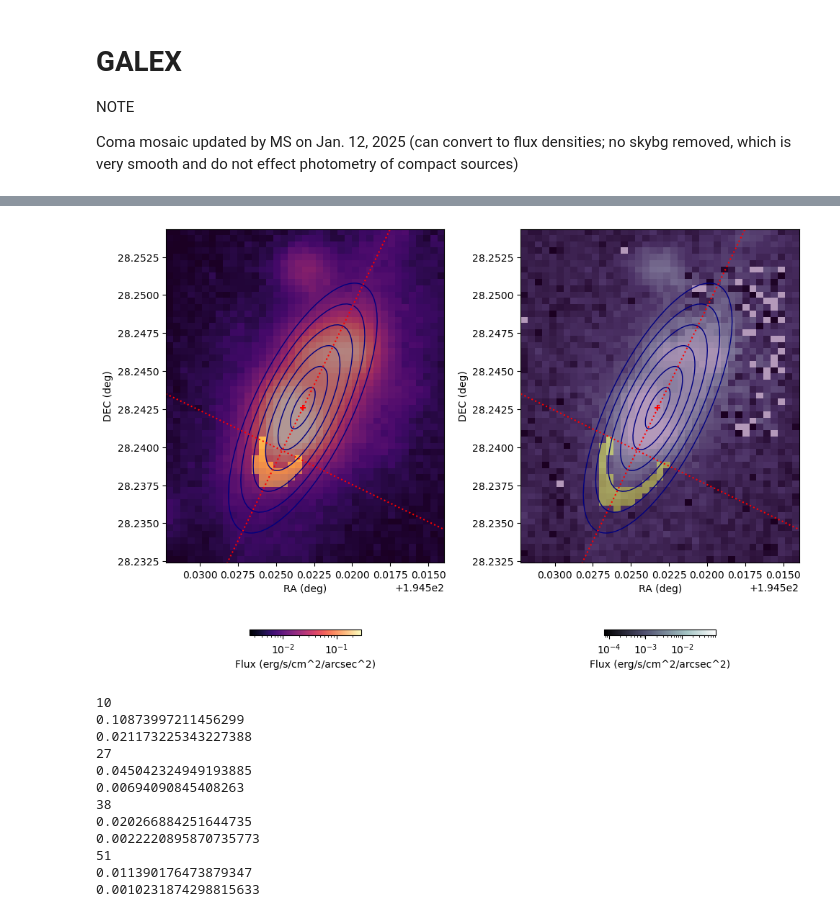
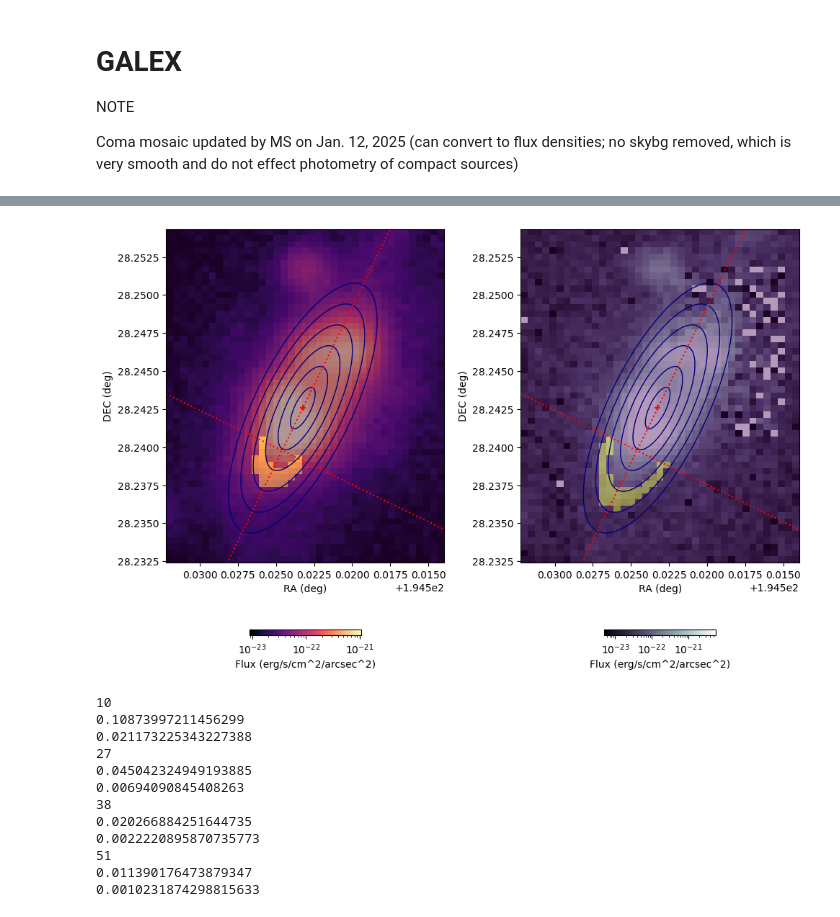
Before and after one commit to robertoinfurna/GALAXIES, a Jupyter notebook: RPS/NGC 4848.ipynb, the cells around one changed output, grey strips where cells are left out. Drawn from its saved outputs; the diff is of its cells as text; code cells hidden in the pictures.

```diff
--- a/RPS/NGC 4848.ipynb
+++ b/RPS/NGC 4848.ipynb
@@ -521,6 +730,32 @@ x_max_cut,y_max_cut = wcs.all_world2pix([[ra_max_cut,dec_max_cut]], 0)[0]
 
 image_nuv_cut = image_nuv[int(y_min_cut):int(y_max_cut),int(x_min_cut):int(x_max_cut)]
 image_fuv_cut = image_fuv[int(y_min_cut):int(y_max_cut),int(x_min_cut):int(x_max_cut)]
+# %%
+
+Wave_pivot_fuv = 1524 #uvit website
+#AG = args.ebv*MW_extinction(Wave_pivot)  #8.24
+
+ZP_fuv = 18.82
+ZP_err_fuv = 0.05
+
+C = ZP_fuv
+conversion_factor_fuv = 10**-C
+
+units_fuv = conversion_factor_fuv / (0.000416666676756 * 3600)**2
+
+Wave_pivot_nuv = 2297 #uvit website
+#AG = args.ebv*MW_extinction(Wave_pivot)  #8.24
+
+ZP_nuv = 20.08
+ZP_err_nuv = 0.05
+
+C = ZP_nuv
+conversion_factor_nuv = 10**-C
+
+units_nuv = conversion_factor_nuv / (0.000416666676756 * 3600)**2
+
+image_nuv_phys = image_nuv_cut * units_nuv
+image_fuv_phys = image_fuv_cut * units_fuv
 # %%
 # Create regions
 
@@ -593,7 +828,8 @@ for i in range(1, n):
 
     mask |= (mask_ext & ~mask_int & down_mask)
 
-    masks.append(mask)
+    if len(mask[mask==True])>0:
+        masks.append(mask)
 # %%
 import matplotlib.pyplot as plt
 from matplotlib.colors import LogNorm
@@ -603,16 +839,16 @@ fig, ax = plt.subplots(1, 2, figsize=(10, 10))  # Adjust the size for better app
 ax = ax.flatten()
 
 
-norm = LogNorm(np.nanquantile(image_nuv_cut[image_nuv_cut>0], 0.01), vmax=np.nanquantile(image_nuv_cut, 0.99))
+norm = LogNorm(np.nanquantile(image_nuv_phys[image_nuv_phys>0], 0.01), vmax=np.nanquantile(image_nuv_phys, 0.99))
 
 # nuv
-im0 = ax[0].imshow(image_nuv_cut, origin='lower', extent=[ra_min_cut, ra_max_cut, dec_min_cut, dec_max_cut], cmap='magma', norm=norm)
+im0 = ax[0].imshow(image_nuv_phys, origin='lower', extent=[ra_min_cut, ra_max_cut, dec_min_cut, dec_max_cut], cmap='magma', norm=norm)
 ax[0].set_xlabel("RA (deg)")
 ax[0].set_ylabel("DEC (deg)")
 
 # fuv
-norm = LogNorm(np.nanquantile(image_fuv_cut[image_fuv_cut>0], 0.01), vmax=np.nanquantile(image_fuv_cut, 0.99))
-im1 = ax[1].imshow(image_fuv_cut, origin='lower', extent=[ra_min_cut, ra_max_cut, dec_min_cut, dec_max_cut], cmap='bone', norm=norm)
+norm = LogNorm(np.nanquantile(image_fuv_phys[image_fuv_phys>0], 0.01), vmax=np.nanquantile(image_fuv_phys, 0.99))
+im1 = ax[1].imshow(image_fuv_phys, origin='lower', extent=[ra_min_cut, ra_max_cut, dec_min_cut, dec_max_cut], cmap='bone', norm=norm)
 ax[1].set_xlabel("RA (deg)")
 ax[1].set_ylabel("DEC (deg)")
 
@@ -632,36 +868,36 @@ for i in range(1, n):
     for k in range(2):
         ellipse = Ellipse(center, a*2, b*2, angle=angle, edgecolor='navy', facecolor='none')
         ax[k].add_patch(ellipse)
         #x_text = center[0] + a * np.cos(np.radians(angle)) - 5
         #y_text = m_semimajor_axis * (x_text - center[0]) + center[1]
         #ax[k].text(x_text,y_text, i, fontsize=15, zorder=1, clip_on=True,c='navy')
 
 
 ax[0].scatter(center[0], center[1], marker='+', c='red')
 ax[1].scatter(center[0], center[1], marker='+', c='red')
 ax[0].plot(x,y_semi,linestyle=':',c='red')
 ax[1].plot(x,y_semi,linestyle=':',c='red')
 ax[0].plot(x,y_line,linestyle=':',c='red')
 ax[1].plot(x,y_line,linestyle=':',c='red')
 
-ax[0].imshow(masks[3], extent=[ra_min, ra_max, dec_min, dec_max], origin='lower', interpolation='none', alpha=0.4) #cmap=cmaps[i-1]
-ax[1].imshow(masks[4], extent=[ra_min, ra_max, dec_min, dec_max], origin='lower', interpolation='none', alpha=0.4) #cmap=cmaps[i-1]
+ax[0].imshow(masks[3], extent=[ra_min_cut, ra_max_cut, dec_min_cut, dec_max_cut], origin='lower', interpolation='none', alpha=0.4) #cmap=cmaps[i-1]
+ax[1].imshow(masks[4], extent=[ra_min_cut, ra_max_cut, dec_min_cut, dec_max_cut], origin='lower', interpolation='none', alpha=0.4) #cmap=cmaps[i-1]
 
 for k in range(2):
     ax[k].set_xlim(ra_min_cut,ra_max_cut)
     ax[k].set_ylim(dec_min_cut,dec_max_cut)
     #ax[k].set_xlim(194.5+0.03,194.5+0.022)
     #ax[k].set_ylim(28.235,28.243)
     #ax[k].grid()
 
 
 # Adjusting layout to make it fit better
 plt.tight_layout(rect=[0, 0, 1, 0.96])  # Adjust the tight_layout to leave space for colorbars
 plt.show()
 
 plt.show()
 # %% [output]
-[figure, old version]
+[figure, new version]
 # %%
 for i,mask in enumerate(masks[2:]):
     n = len(mask[mask==True])
```
Also changed, not shown: parts of 24 cells of this notebook, 1 other file.
